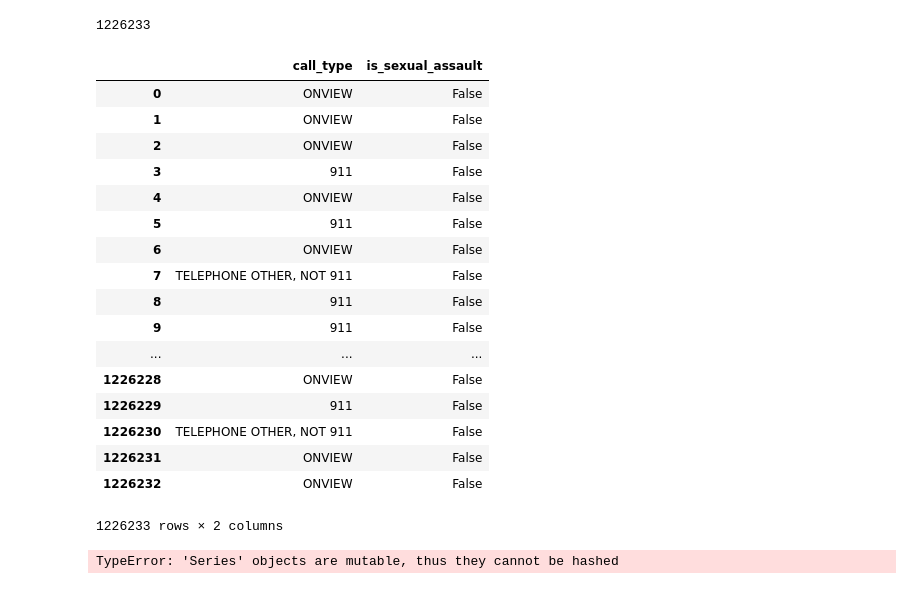
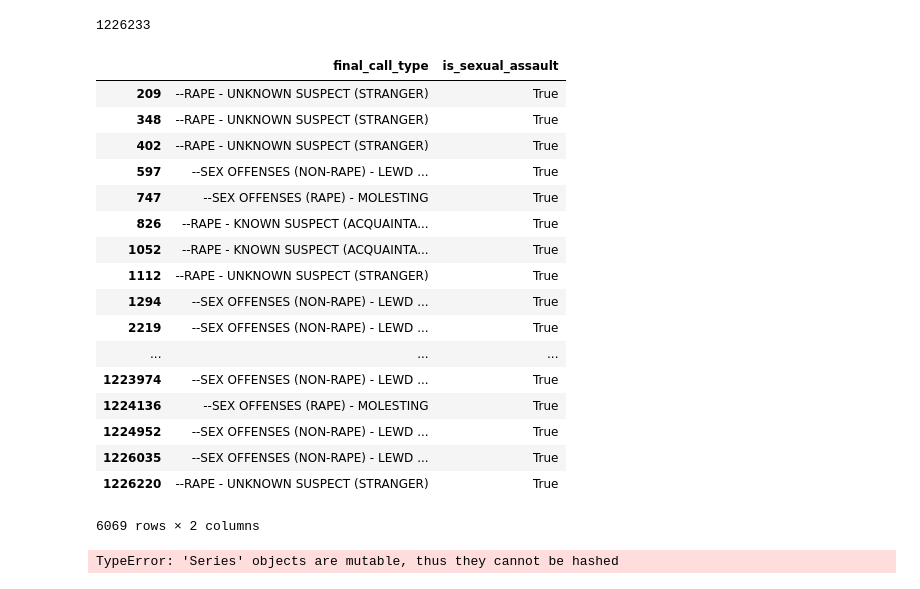
Before and after one commit to teacupwoozy/spd_notebook_archive, a Jupyter notebook: spd_notebook/All_2016_to_11_28_2018.ipynb, the cells around one changed output. Saved outputs shown, nothing was run; the diff lists cells and outputs as text; code cells hidden in the pictures.

Commit message:
add is_sexual_assault but can only query on 1 term

```diff
--- a/spd_notebook/All_2016_to_11_28_2018.ipynb
+++ b/spd_notebook/All_2016_to_11_28_2018.ipynb
@@ -44,3 +44,2 @@ sexual_assault_terms = ['CSEC', 'LEWD CONDUCT', 'MOLESTING', 'RAPE']
-# %%
-data['is_sexual_assault'] = data['call_type'].isin(sexual_assault_terms)
-#this is not working
+# %%
+data['is_sexual_assault'] = data['final_call_type'].str.contains("RAPE", regex=False)
@@ -49,26 +57,26 @@ data['is_sexual_assault'].count()
 # %% [output]
 1226233
 # %%
-data.loc[data['is_sexual_assault'] == False, ['call_type', 'is_sexual_assault']]
+data.loc[data['is_sexual_assault'] == True, ['final_call_type', 'is_sexual_assault']]
 # %% [output]
-|  | call_type | is_sexual_assault |
-| 0 | ONVIEW | False |
-| 1 | ONVIEW | False |
-| 2 | ONVIEW | False |
-| 3 | 911 | False |
-| 4 | ONVIEW | False |
-| 5 | 911 | False |
-| 6 | ONVIEW | False |
-| 7 | TELEPHONE OTHER, NOT 911 | False |
-| 8 | 911 | False |
-| 9 | 911 | False |
+|  | final_call_type | is_sexual_assault |
+| 209 | --RAPE - UNKNOWN SUSPECT (STRANGER) | True |
+| 348 | --RAPE - UNKNOWN SUSPECT (STRANGER) | True |
+| 402 | --RAPE - UNKNOWN SUSPECT (STRANGER) | True |
+| 597 | --SEX OFFENSES (NON-RAPE) - LEWD ... | True |
+| 747 | --SEX OFFENSES (RAPE) - MOLESTING | True |
+| 826 | --RAPE - KNOWN SUSPECT (ACQUAINTA... | True |
+| 1052 | --RAPE - KNOWN SUSPECT (ACQUAINTA... | True |
+| 1112 | --RAPE - UNKNOWN SUSPECT (STRANGER) | True |
+| 1294 | --SEX OFFENSES (NON-RAPE) - LEWD ... | True |
+| 2219 | --SEX OFFENSES (NON-RAPE) - LEWD ... | True |
 | ... | ... | ... |
-| 1226228 | ONVIEW | False |
-| 1226229 | 911 | False |
-| 1226230 | TELEPHONE OTHER, NOT 911 | False |
-| 1226231 | ONVIEW | False |
-| 1226232 | ONVIEW | False |
+| 1223974 | --SEX OFFENSES (NON-RAPE) - LEWD ... | True |
+| 1224136 | --SEX OFFENSES (RAPE) - MOLESTING | True |
+| 1224952 | --SEX OFFENSES (NON-RAPE) - LEWD ... | True |
+| 1226035 | --SEX OFFENSES (NON-RAPE) - LEWD ... | True |
+| 1226220 | --RAPE - UNKNOWN SUSPECT (STRANGER) | True |
-1226233 rows × 2 columns
+6069 rows × 2 columns
 # %%
 # sexual_assault_terms = pd.Series(sexual_assault_terms)
 # %%
```
Also changed, not shown: parts of 3 cells of this notebook.
